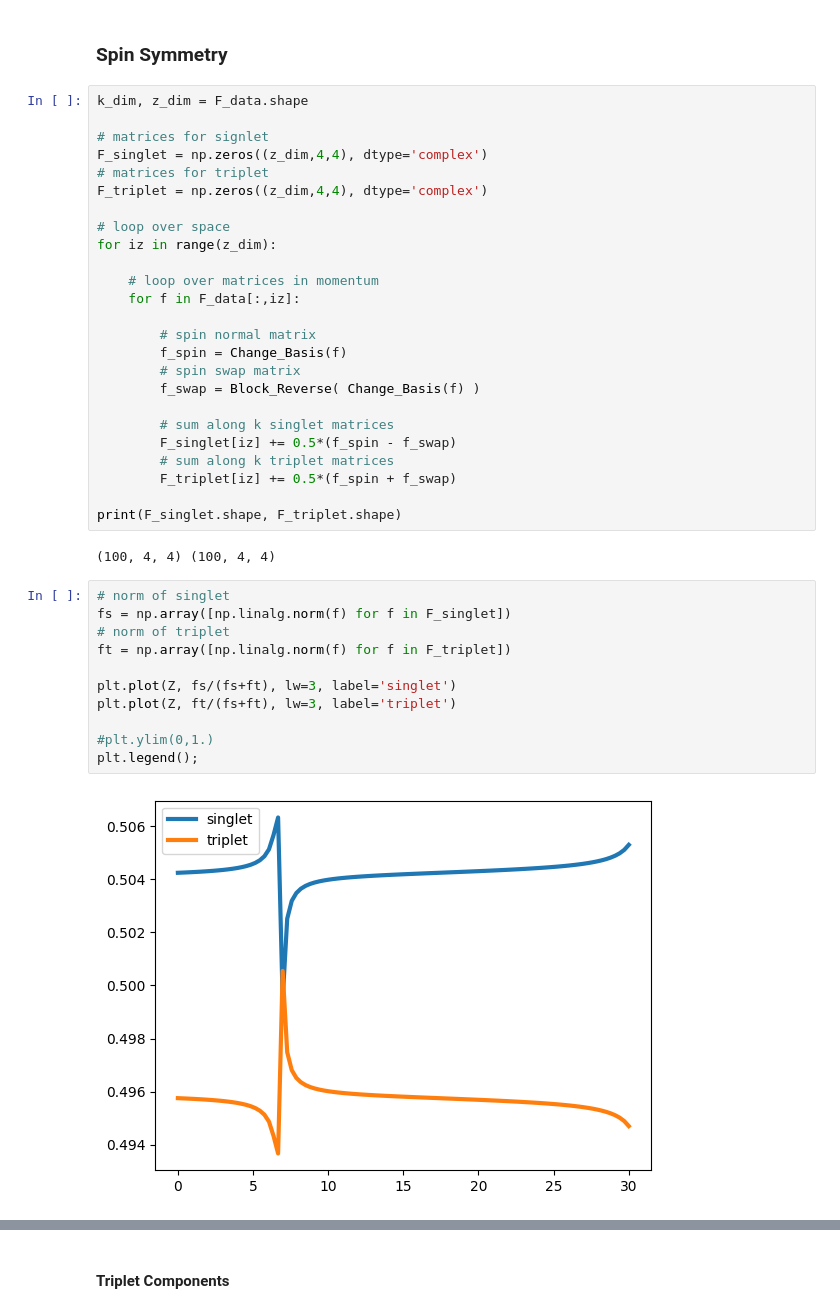
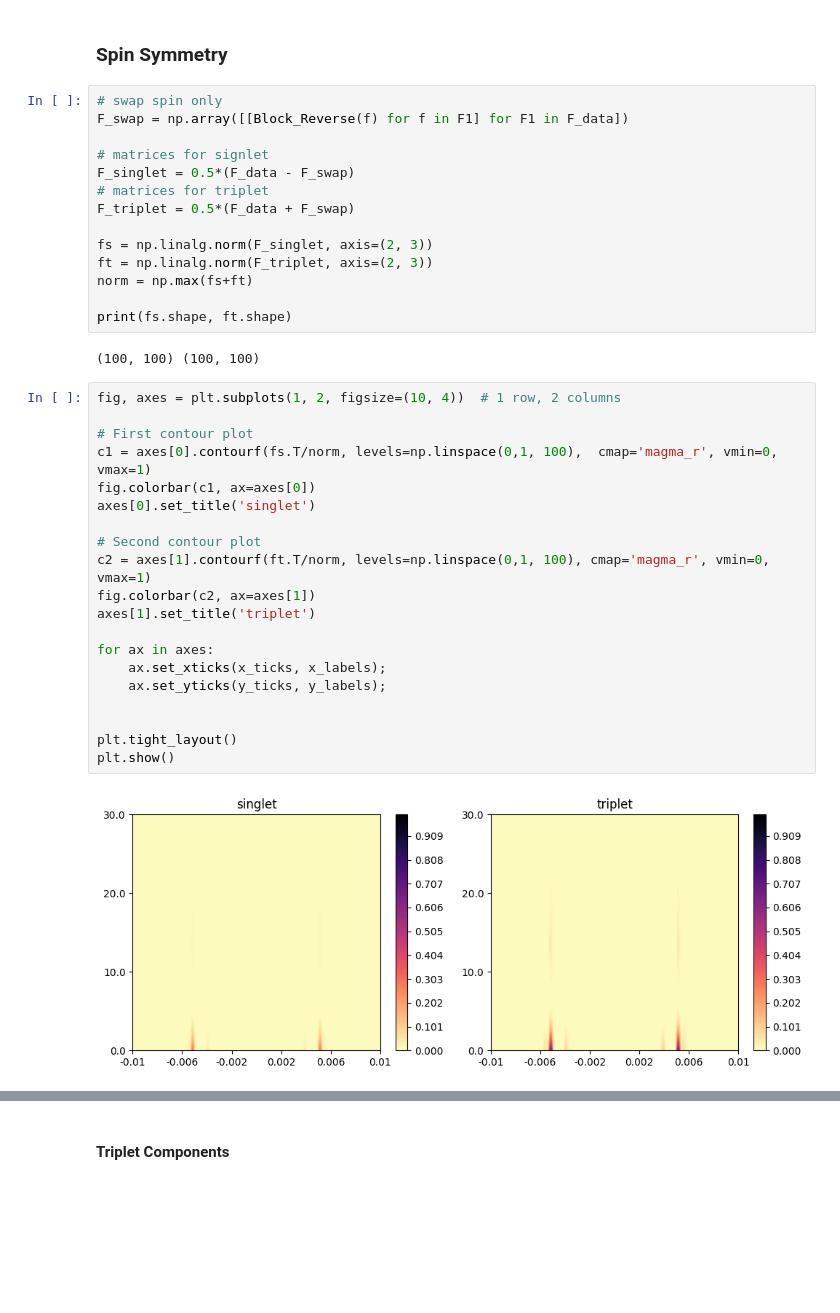
Before and after one commit to danidimic/MTI_SC_Gorkov, a Jupyter notebook: Pairing_Averaged_MTI.ipynb, the cells around one changed output, grey strips where cells are left out. Saved outputs shown, nothing was run; the diff lists cells and outputs as text; blank space fills up the shorter version.

```diff
--- a/Pairing_Averaged_MTI.ipynb
+++ b/Pairing_Averaged_MTI.ipynb
@@ -87,42 +122,40 @@ plt.ylabel('z [$\AA$]');
 # %% [markdown]
 ### **Spin Symmetry**
 # %%
-k_dim, z_dim = F_data.shape
+# swap spin only
+F_swap = np.array([[Block_Reverse(f) for f in F1] for F1 in F_data])
 
 # matrices for signlet
-F_singlet = np.zeros((z_dim,4,4), dtype='complex')
+F_singlet = 0.5*(F_data - F_swap)
 # matrices for triplet
-F_triplet = np.zeros((z_dim,4,4), dtype='complex')
+F_triplet = 0.5*(F_data + F_swap)
 
-# loop over space
-for iz in range(z_dim):
+fs = np.linalg.norm(F_singlet, axis=(2, 3))
+ft = np.linalg.norm(F_triplet, axis=(2, 3))
+norm = np.max(fs+ft)
 
-    # loop over matrices in momentum
-    for f in F_data[:,iz]:
-
-        # spin normal matrix
-        f_spin = Change_Basis(f)
-        # spin swap matrix
-        f_swap = Block_Reverse( Change_Basis(f) )
-
-        # sum along k singlet matrices
-        F_singlet[iz] += 0.5*(f_spin - f_swap)
-        # sum along k triplet matrices
-        F_triplet[iz] += 0.5*(f_spin + f_swap)
-
-print(F_singlet.shape, F_triplet.shape)
+print(fs.shape, ft.shape)
 # %% [output]
-(100, 4, 4) (100, 4, 4)
+(100, 100) (100, 100)
-# %%
-# norm of singlet
-fs = np.array([np.linalg.norm(f) for f in F_singlet])
-# norm of triplet
-ft = np.array([np.linalg.norm(f) for f in F_triplet])
-
-plt.plot(Z, fs/(fs+ft), lw=3, label='singlet')
-plt.plot(Z, ft/(fs+ft), lw=3, label='triplet')
-
-#plt.ylim(0,1.)
-plt.legend();
-# %% [output]
-[figure, removed]
+# %%
+fig, axes = plt.subplots(1, 2, figsize=(10, 4))  # 1 row, 2 columns
+
+# First contour plot
+c1 = axes[0].contourf(fs.T/norm, levels=np.linspace(0,1, 100),  cmap='magma_r', vmin=0, vmax=1)
+fig.colorbar(c1, ax=axes[0])
+axes[0].set_title('singlet')
+
+# Second contour plot
+c2 = axes[1].contourf(ft.T/norm, levels=np.linspace(0,1, 100), cmap='magma_r', vmin=0, vmax=1)
+fig.colorbar(c2, ax=axes[1])
+axes[1].set_title('triplet')
+
+for ax in axes:
+    ax.set_xticks(x_ticks, x_labels);
+    ax.set_yticks(y_ticks, y_labels);
+
+
+plt.tight_layout()
+plt.show()
+# %% [output]
+[figure, added]
```
Also changed, not shown: parts of 15 cells of this notebook, 3 other files.
